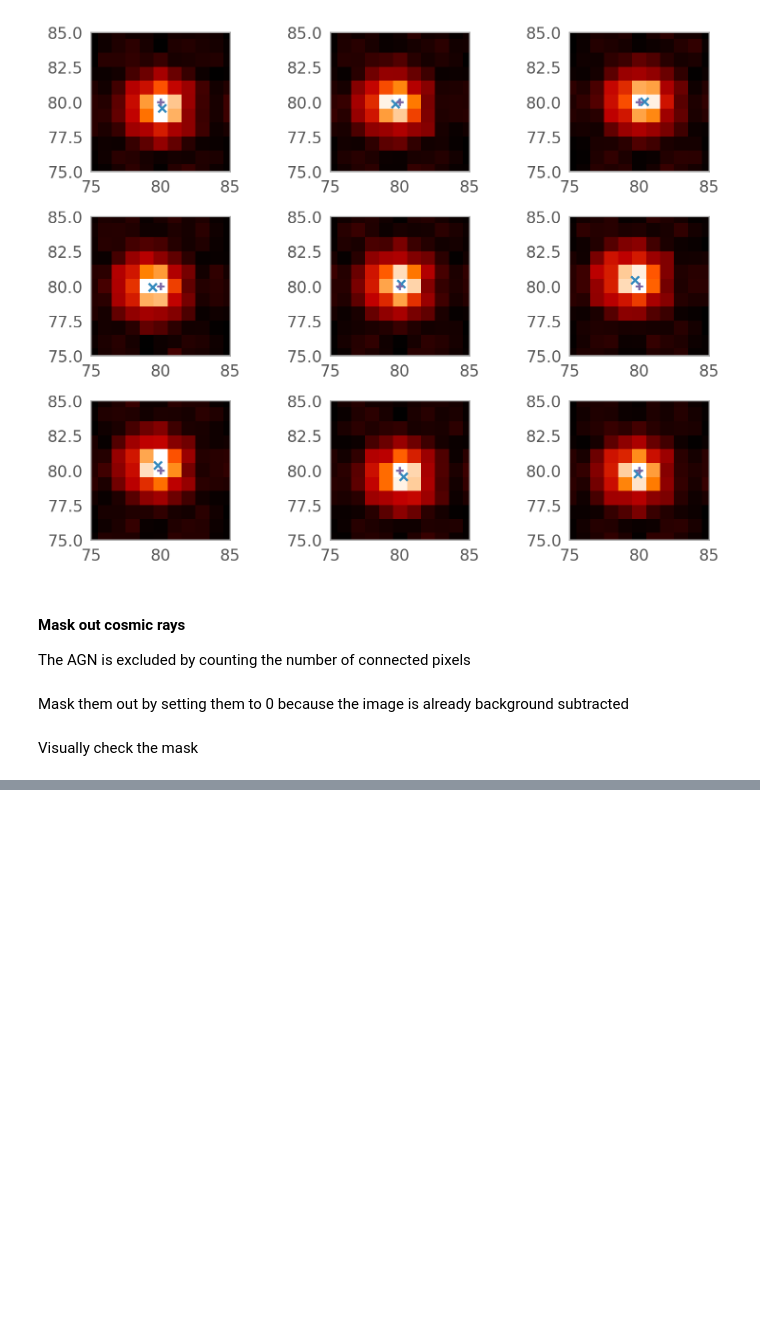
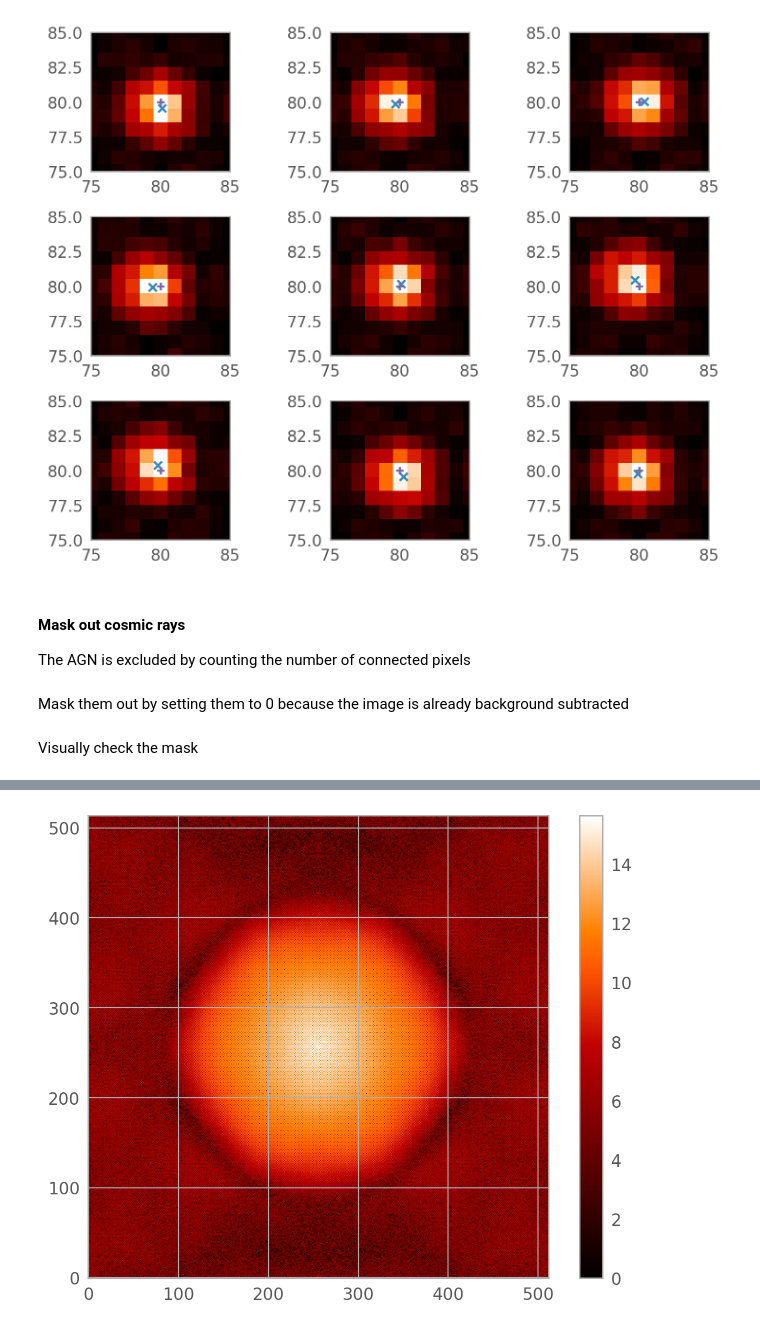
Before and after one commit to Chisen-Lupus/proper-dither, a Jupyter notebook: docs/1-coadd-using-legacy-code.ipynb, the cells around one changed output, grey strips where cells are left out. Drawn from its saved outputs; the diff is of its cells as text; code cells hidden in the pictures; blank space fills up the shorter version.

```diff
--- a/docs/1-coadd-using-legacy-code.ipynb
+++ b/docs/1-coadd-using-legacy-code.ipynb
@@ -243,0 +292,7 @@ reload(dutils)
+# %%
+pow = dutils.get_power_spectrum_from_realfft2d(Atotal)
+plt.imshow(np.log(pow+1), vmin=0)
+plt.colorbar()
+plt.show()
+# %% [output]
+[figure, added]
```
Also changed, not shown: parts of 9 cells of this notebook, 2 other files.
